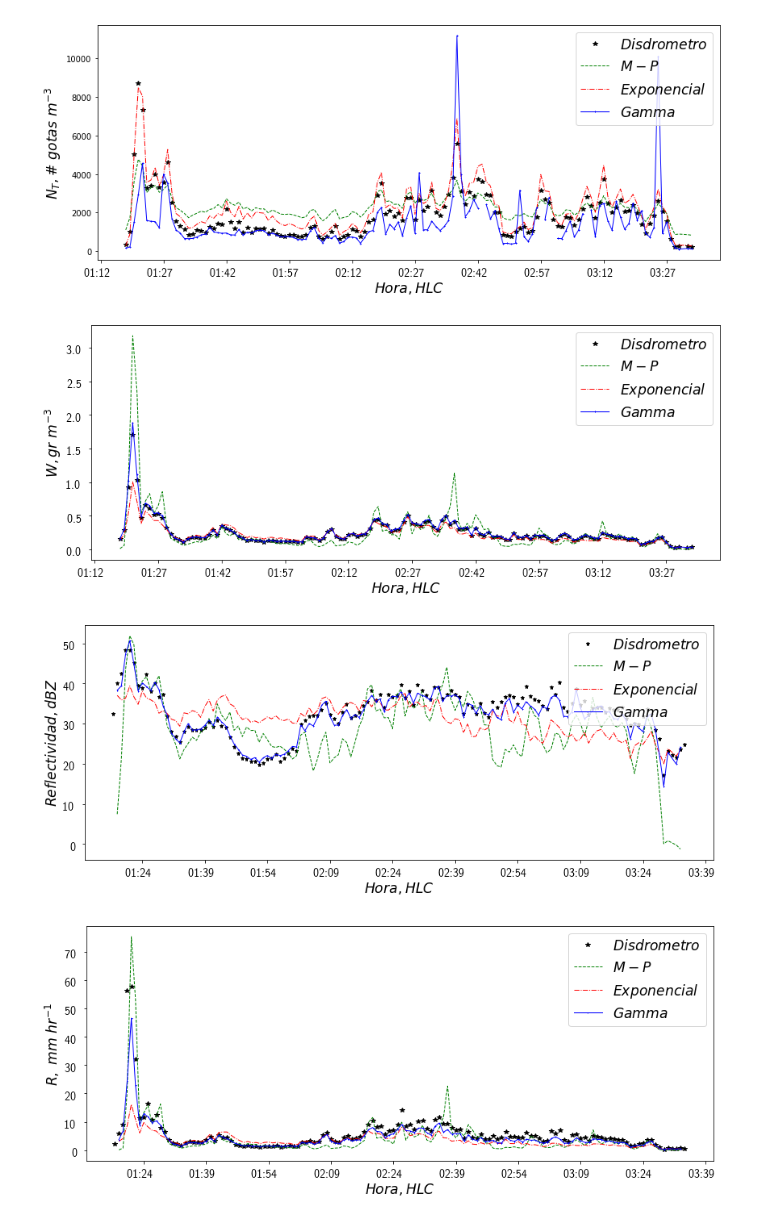
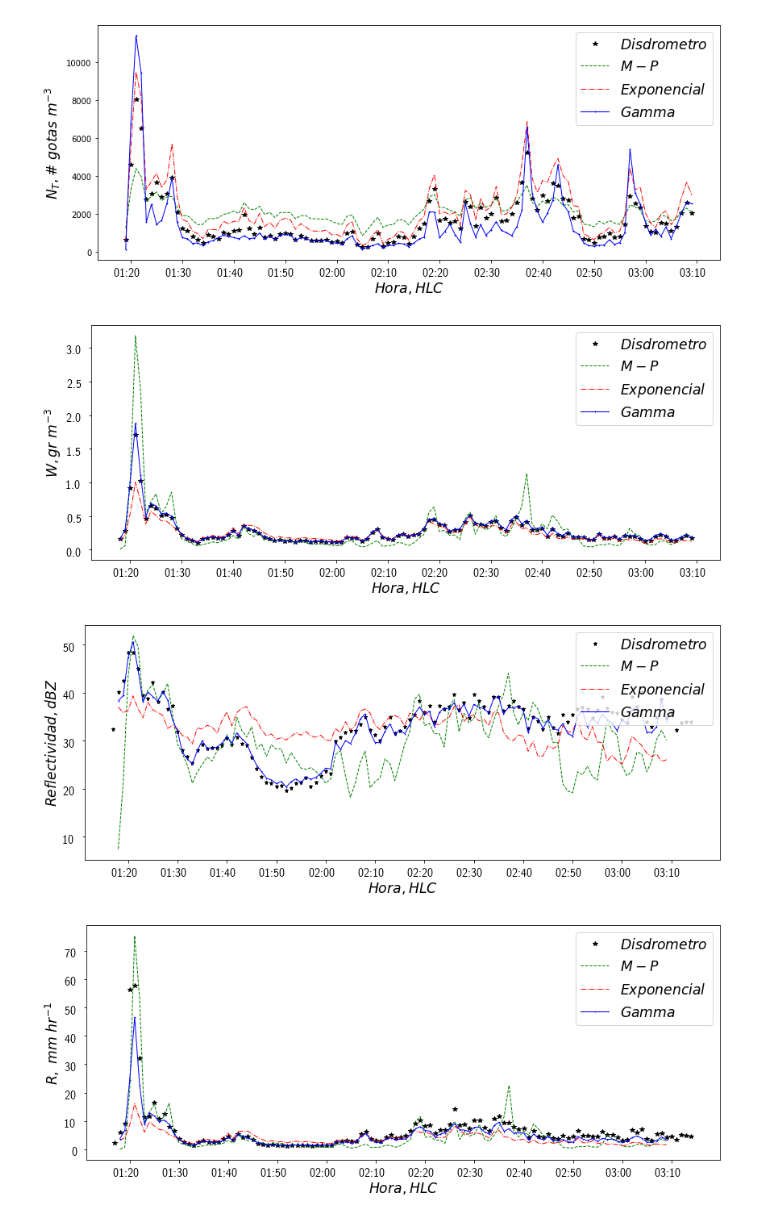
Before and after one commit to aladinor/Tesis, a Jupyter notebook: source/extrac_Rainrate_disdrometers_80.ipynb, the cells around one changed output. Drawn from its saved outputs; the diff is of its cells as text; code cells hidden in the pictures.

```diff
--- a/source/extrac_Rainrate_disdrometers_80.ipynb
+++ b/source/extrac_Rainrate_disdrometers_80.ipynb
@@ -59,40 +59,46 @@ df_105.drop('fecha_hora', axis=1, inplace=True)
 df_105['pp_mm/hr'] = df_105['P1']*60
 df_105['pp2_mm/hr'] = df_105['P2']*60
 # %%
-start = '2016-09-10 01:00:00'
-end = '2016-09-10 03:50:00'
+start = '2016-09-10 01:15:00'
+end = '2016-09-10 03:10:00'
+start1 = '2016-09-10 01:16:00'
+end1 = '2016-09-10 03:15:00'
 
 dates2 = df_80.index[(df_80.index > start) & (df_80.index < end) ]
 
 plt.figure(figsize=(12,5))
 
 plt.plot(df_80.loc[dates2].index, df_80.loc[dates2, 'NT_dsd'], 'k*', markersize=6, linewidth=2,
          label=ur'$Disdrometro$')
 # plt.plot(df_80.loc[dates2].index, df_80.loc[dates2, 'NT_dsd_1'], 'c--', markersize=2, linewidth=1,
 #          label=ur'$Disdrómetro_nd$')
 plt.plot(df_80.loc[dates2].index, df_80.loc[dates2, 'NT_mp'], 'g--', markersize=2, linewidth=1,
          label=ur'$M - P$')
 plt.plot(df_80.loc[dates2].index, df_80.loc[dates2, 'NT_exp'], 'r-.', markersize=2, linewidth=1,
           label=ur'$Exponencial$')
 # plt.plot(df_80.loc[dates2].index, df_80.loc[dates2, 'NT_246'], 'b+-', markersize=2, linewidth=1, label=ur'$Gamma$')
 
 # plt.plot(df_80.loc[dates2].index, df_80.loc[dates2, 'NT_246_1'], 'b+-', markersize=2, linewidth=1, label=ur'$Gamma$')
 # plt.plot(df_80.loc[dates2].index, df_80.loc[dates2, 'NT_246_2'], markersize=2, linewidth=1, label=ur'$Gamma$')
 plt.plot(df_80.loc[dates2].index, df_80.loc[dates2, 'NT_246_3'], 'b+-', markersize=2, linewidth=1, label=ur'$Gamma$')
 
+xlocator = matplotlib.dates.MinuteLocator(byminute=np.arange(0,60,10), interval = 1)
+plt.gca().xaxis.set_major_locator(xlocator)
+plt.gca().xaxis.set_major_formatter(DateFormatter('%H:%M'))
 plt.xlabel('$Hora, HLC$', fontsize='xx-large')
 plt.ylabel(r'$N_T,\#\  gotas \ m^{-3}$', fontsize='xx-large')
 # plt.yticks(usetex=True, size='x-large')
 plt.xticks(usetex=True, size='x-large')
-plt.gca().xaxis.set_major_formatter(DateFormatter('%H:%M'))
 plt.legend(fontsize='xx-large')
 plt.tight_layout()
-# plt.savefig('{}/nt_series_80.png'.format(save_figs), type='png', bbox_inches='tight', dpi=150)
+plt.savefig('{}/nt_series_80.png'.format(save_figs), type='png', bbox_inches='tight', dpi=150)
 # %% [output]
-[figure, old version]
+[figure, new version]
 # %%
-start = '2016-09-10 01:00:00'
-end = '2016-09-10 03:50:00'
+start = '2016-09-10 01:15:00'
+end = '2016-09-10 03:10:00'
+start1 = '2016-09-10 01:16:00'
+end1 = '2016-09-10 03:15:00'
 
 dates2 = df_80.index[(df_80.index > start) & (df_80.index < end) ]
 
@@ -108,21 +114,23 @@ plt.plot(df_80.loc[dates2].index, df_80.loc[dates2, 'W_exp'], 'r-.', markersize=
           label=ur'$Exponencial$')
 plt.plot(df_80.loc[dates2].index, df_80.loc[dates2, 'W_246'], 'b+-', markersize=2, linewidth=1, label=ur'$Gamma$')
 
+xlocator = matplotlib.dates.MinuteLocator(byminute=np.arange(0,60,10), interval = 1)
+plt.gca().xaxis.set_major_locator(xlocator)
+plt.gca().xaxis.set_major_formatter(DateFormatter('%H:%M'))
 plt.xlabel('$Hora, HLC$', fontsize='xx-large')
 plt.ylabel(r'$W, gr \ m^{-3}$', fontsize='xx-large')
 plt.yticks(usetex=True, size='x-large')
 plt.xticks(usetex=True, size='x-large')
-plt.gca().xaxis.set_major_formatter(DateFormatter('%H:%M'))
 plt.legend(fontsize='xx-large')
 plt.tight_layout()
-# plt.savefig('{}/W_series_80.png'.format(save_figs), type='png', bbox_inches='tight', dpi=150)
+plt.savefig('{}/W_series_80.png'.format(save_figs), type='png', bbox_inches='tight', dpi=150)
 # %% [output]
-[figure, old version]
+[figure, new version]
 # %%
-start = '2016-09-10 01:00:00'
-end = '2016-09-10 03:50:00'
+start = '2016-09-10 01:15:00'
+end = '2016-09-10 03:10:00'
 start1 = '2016-09-10 01:16:00'
-end1 = '2016-09-10 03:35:00'
+end1 = '2016-09-10 03:15:00'
 
 dates = results2.index[(results2.index > start1) & (results2.index < end1)]
 dates2 = df_80.index[(df_80.index > start) & (df_80.index < end) ]
@@ -133,21 +141,23 @@ plt.plot(df_80.loc[dates2].index, df_80.loc[dates2, 'Z_mp'], 'g--', markersize=1
 plt.plot(df_80.loc[dates2].index, df_80.loc[dates2, 'Z_exp'], 'r-.', markersize=1, linewidth=1)
 plt.plot(df_80.loc[dates2].index, df_80.loc[dates2, 'Z_246'], 'b-+',  markersize=1, linewidth=1)
 
+xlocator = matplotlib.dates.MinuteLocator(byminute=np.arange(0,60,10), interval = 1)
+plt.gca().xaxis.set_major_locator(xlocator)
+plt.gca().xaxis.set_major_formatter(DateFormatter('%H:%M'))
 plt.xlabel('$Hora, HLC$', fontsize='xx-large')
 plt.ylabel(ur'$Reflectividad, dBZ$', fontsize='xx-large')
 plt.yticks(usetex=True, size='x-large')
 plt.xticks(usetex=True, size='x-large')
-plt.gca().xaxis.set_major_formatter(DateFormatter('%H:%M'))
 plt.legend([ur'$Disdrometro$', '$M-P$', '$Exponencial$', '$Gamma$'], loc=1, prop={'size': 'xx-large'})
 plt.tight_layout()
-# plt.savefig('{}/Z_series_80.png'.format(save_figs), type='png', bbox_inches='tight', dpi=150)
+plt.savefig('{}/Z_series_80.png'.format(save_figs), type='png', bbox_inches='tight', dpi=150)
 # %% [output]
-[figure, old version]
+[figure, new version]
 # %%
-start = '2016-09-10 01:00:00'
-end = '2016-09-10 03:50:00'
+start = '2016-09-10 01:15:00'
+end = '2016-09-10 03:10:00'
 start1 = '2016-09-10 01:16:00'
-end1 = '2016-09-10 03:35:00'
+end1 = '2016-09-10 03:15:00'
 
 dates = results2.index[(results2.index > start1) & (results2.index < end1)]
 dates2 = df_80.index[(df_80.index > start) & (df_80.index < end) ]
@@ -158,14 +168,16 @@ plt.plot(df_80.loc[dates2].index, df_80.loc[dates2, 'R_mp'], 'g--', markersize=1
 plt.plot(df_80.loc[dates2].index, df_80.loc[dates2, 'R_exp'], 'r-.', markersize=1, linewidth=1)
 plt.plot(df_80.loc[dates2].index, df_80.loc[dates2, 'R_246'], 'b-+',  markersize=1, linewidth=1)
 
+xlocator = matplotlib.dates.MinuteLocator(byminute=np.arange(0,60,10), interval = 1)
+plt.gca().xaxis.set_major_locator(xlocator)
+plt.gca().xaxis.set_major_formatter(DateFormatter('%H:%M'))
 plt.xlabel('$Hora, HLC$', fontsize='xx-large')
 plt.ylabel(r'$R,\ mm\ hr^{-1}$', fontsize='xx-large')
 plt.yticks(usetex=True, size='x-large')
 plt.xticks(usetex=True, size='x-large')
-plt.gca().xaxis.set_major_formatter(DateFormatter('%H:%M'))
 plt.legend([ur'$Disdrometro$', '$M-P$', '$Exponencial$', '$Gamma$'], loc=1, prop={'size': 'xx-large'})
 plt.tight_layout()
-# plt.savefig('{}/R_series_80_1.png'.format(save_figs), type='png', bbox_inches='tight', dpi=150)
+plt.savefig('{}/R_series_80_1.png'.format(save_figs), type='png', bbox_inches='tight', dpi=150)
 # %% [output]
-[figure, old version]
+[figure, new version]
 # %%
```
Also changed, not shown: parts of 6 cells of this notebook, 3 other files.
